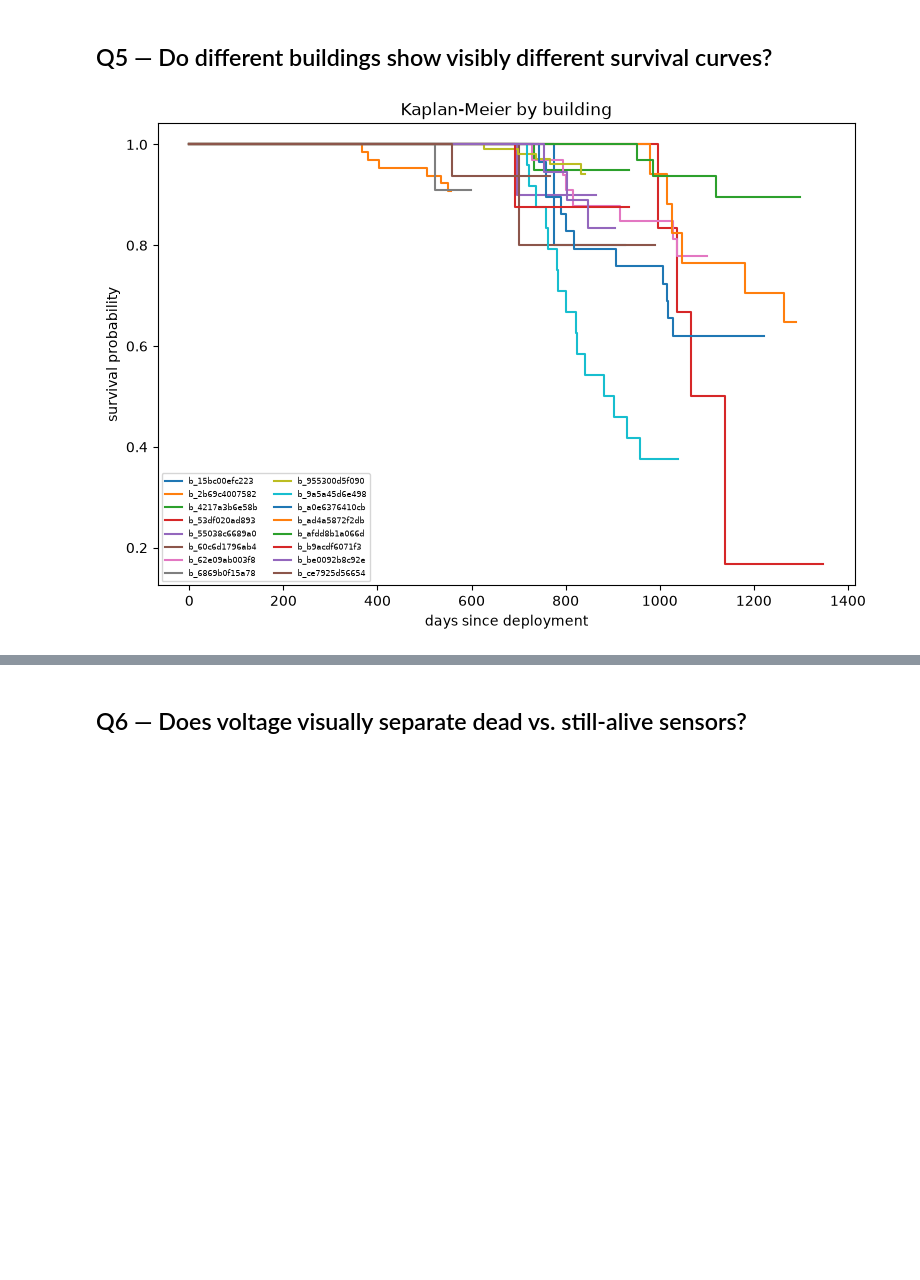
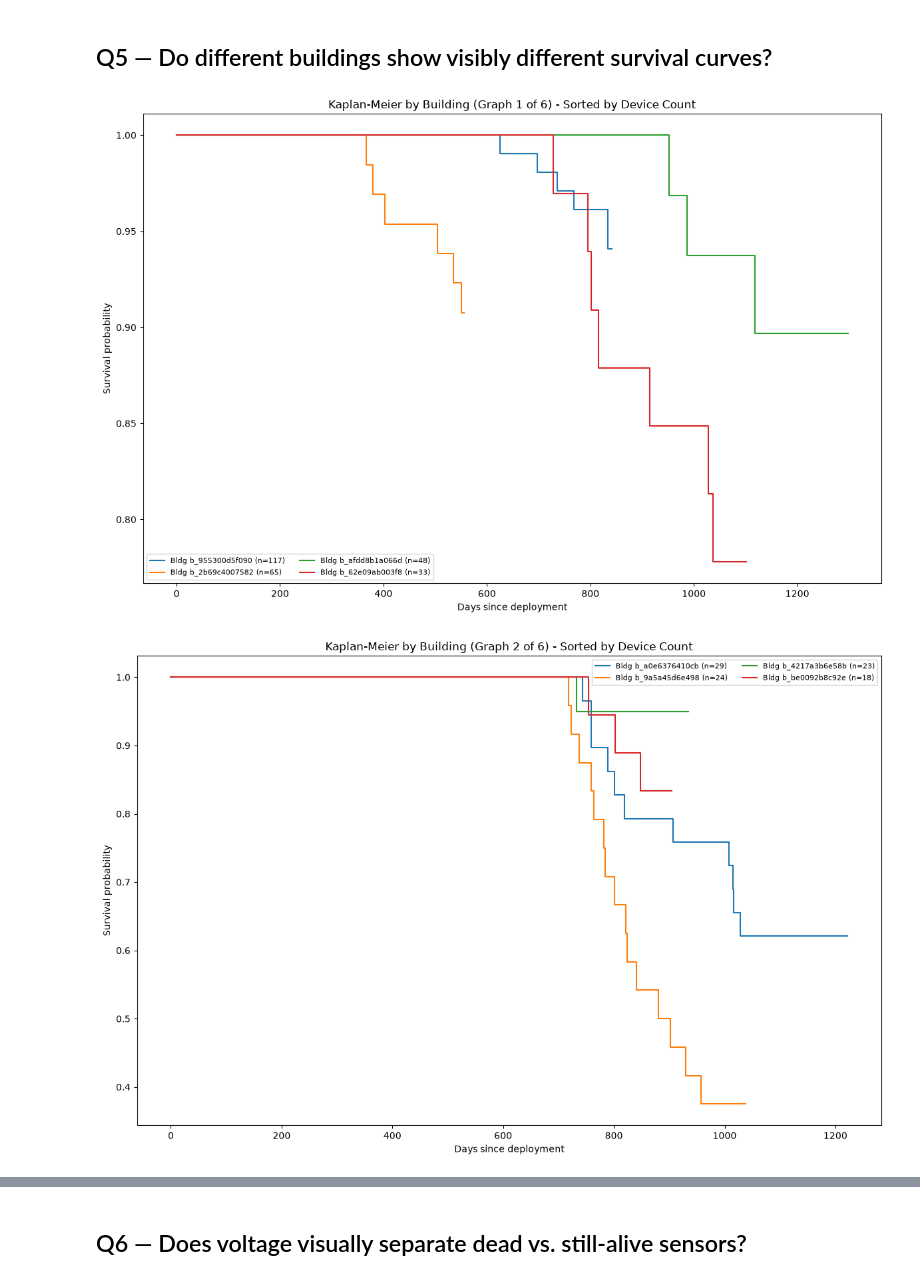
Before and after one commit to rabrie10/BatterySwapAI2026-MR, a Jupyter notebook: notebooks/01_eda.ipynb, the cells around one changed output, grey strips where cells are left out. Cells and saved outputs as stored; diff of their text form; code cells hidden in the pictures; blank space fills up the shorter version.

```diff
--- a/notebooks/01_eda.ipynb
+++ b/notebooks/01_eda.ipynb
@@ -196,19 +212,48 @@ Median survival time (days): inf
 # %% [markdown]
 ## Q5 — Do different buildings show visibly different survival curves?
 # %%
-plt.figure(figsize=(9, 6))
-ax = plt.subplot(111)
-for building, grp in surv.groupby(BUILDING_COL):
-    if len(grp) < 5:   # skip buildings with too few devices to plot meaningfully
-        continue
-    kmf_b = KaplanMeierFitter()
-    kmf_b.fit(grp["duration_days"], event_observed=grp["event"], label=str(building))
-    kmf_b.plot_survival_function(ax=ax, ci_show=False)
+import math
 
-plt.title("Kaplan-Meier by building")
-plt.xlabel("days since deployment")
-plt.ylabel("survival probability")
-plt.legend(fontsize=6, ncol=2)
-plt.show()
+# 1. Count devices per building and sort from LARGEST to smallest
+#    This ensures Graph 1 has the best data, Graph 6 has the noisiest data.
+building_counts = surv.groupby(BUILDING_COL).size().sort_values(ascending=False)
+
+# 2. Extract the correctly sorted building IDs
+sorted_buildings = building_counts.index.tolist()
+
+# 3. Split the sorted list into chunks of exactly 4
+chunk_size = 4
+building_chunks = [sorted_buildings[i:i + chunk_size] for i in range(0, len(sorted_buildings), chunk_size)]
+
+# 4. Loop through each chunk of 4 and create a separate graph
+for chunk_idx, building_subset in enumerate(building_chunks):
+
+    # Create a new figure for this chunk of 4 buildings
+    plt.figure(figsize=(12, 8))
+    ax = plt.subplot(111)
+
+    # Loop through the 4 buildings in this specific chunk
+    for building in building_subset:
+        grp = surv[surv[BUILDING_COL] == building]
+
+        # Grab the device count to add context to the legend
+        n_devices = building_counts[building]
+
+        kmf_b = KaplanMeierFitter()
+        kmf_b.fit(
+            grp["duration_days"],
+            event_observed=grp["event"],
+            label=f"Bldg {building} (n={n_devices})"  # Shows device count in legend
+        )
+        kmf_b.plot_survival_function(ax=ax, ci_show=False)
+
+    # Add labels and title
+    plt.title(f"Kaplan-Meier by Building (Graph {chunk_idx + 1} of 6) - Sorted by Device Count")
+    plt.xlabel("Days since deployment")
+    plt.ylabel("Survival probability")
+    plt.legend(fontsize=8, ncol=2)
+    plt.tight_layout()
+    plt.show()
 # %% [output]
-[figure, old version]
+[figure, new version]
+[figure, added]
```
Also changed, not shown: parts of 30 cells of this notebook, 13 other files.
